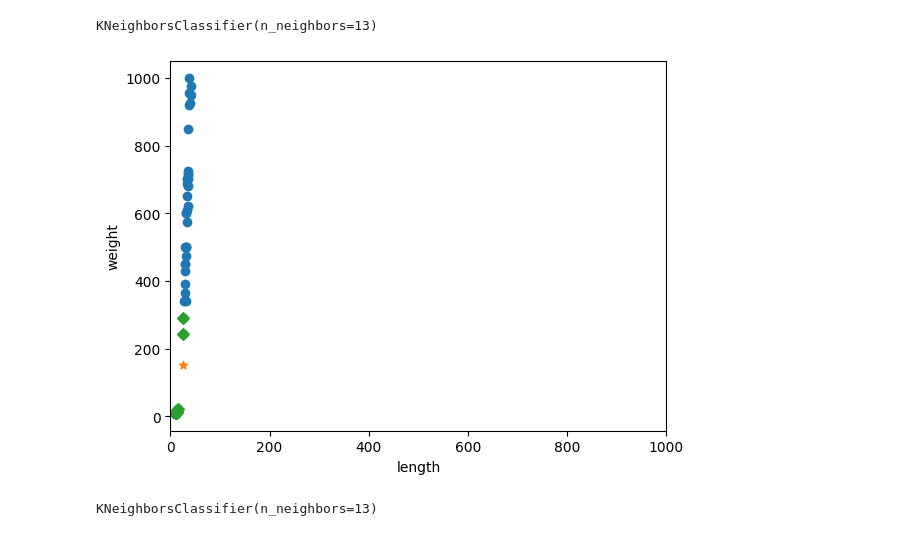
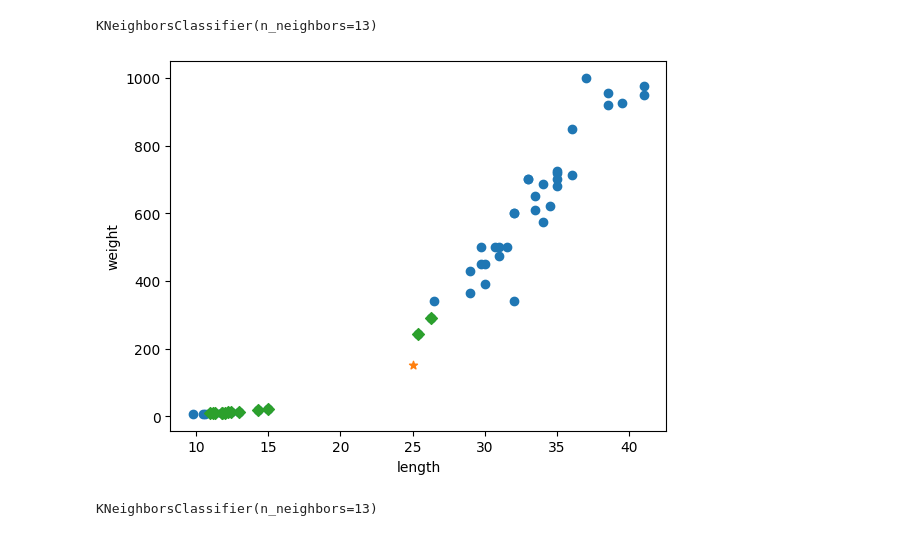
Before and after one commit to oddsummer56/fishmlserv, a Jupyter notebook: note/standard score.ipynb, the cells around one changed output. Cells and saved outputs as stored; diff of their text form; code cells hidden in the pictures.

```diff
--- a/note/standard score.ipynb
+++ b/note/standard score.ipynb
@@ -27,20 +27,20 @@ KNeighborsClassifier(n_neighbors=13)
 # %%
 kn.predict([[25, 150]])
 distances, indexes = kn.kneighbors([[25, 150]])
 
 import matplotlib.pyplot as plt
 plt.scatter(fish_data[:,0], fish_data[:,1])
 plt.xlabel('length')
 plt.ylabel('weight')
 
 plt.scatter(25, 150, marker="*")
 #plt.scatter(30, 176, marker="^")
 plt.scatter(fish_data[indexes,0], fish_data[indexes,1], marker='D')
 
-plt.xlim((0, 1000))
+#plt.xlim((0, 1000))
 plt.show()
 # %% [output]
-[figure, old version]
+[figure, new version]
 # %%
 #표준점수(standard score)
 # 표준점수 = (데이터-평균)/표준편차
```
Also changed, not shown: parts of 3 cells of this notebook, 1 other file.
